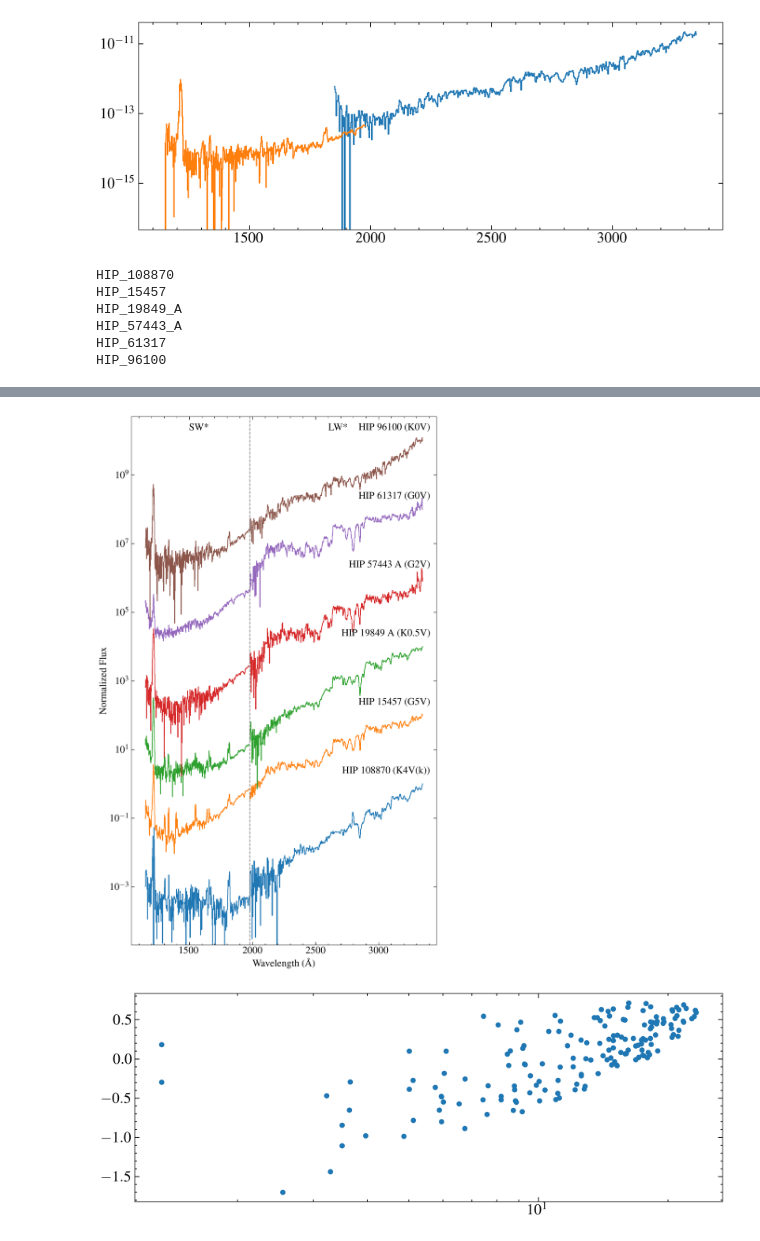
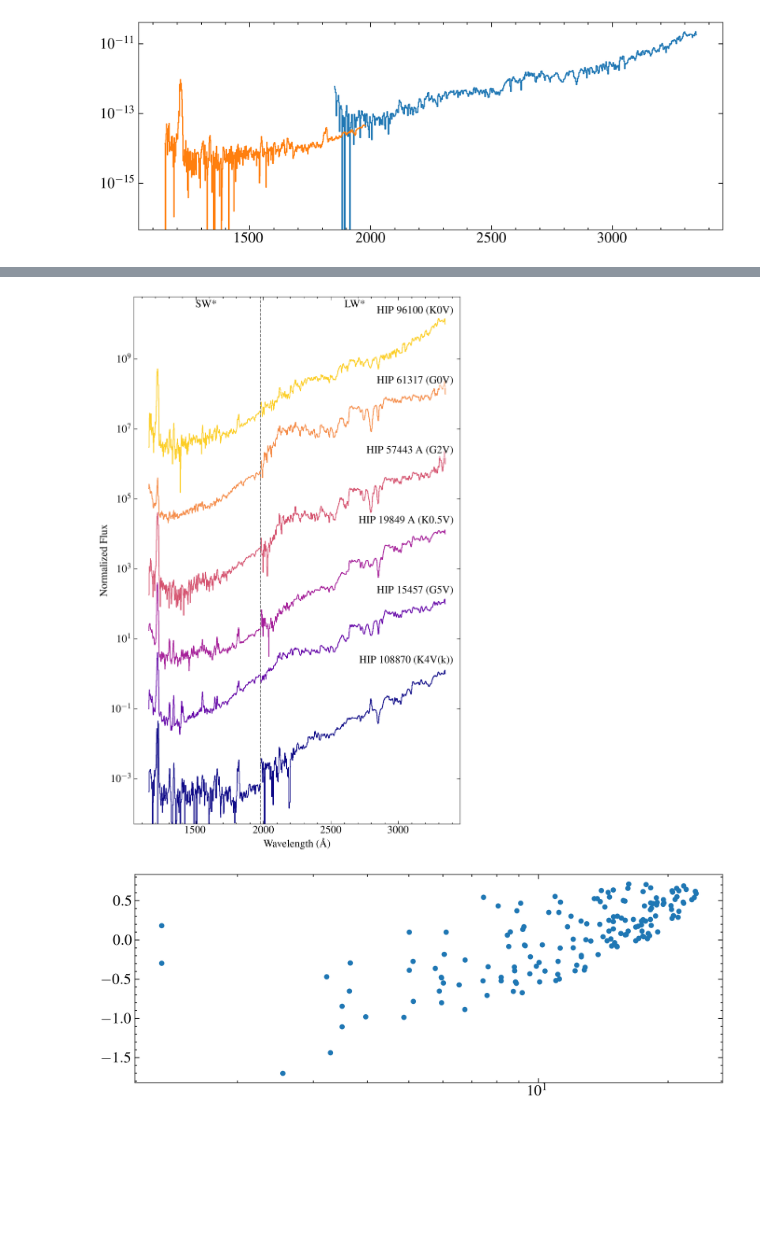
Before and after one commit to davidjwilson/hwo_uvstars, a Jupyter notebook: iue_plot.ipynb, the cells around one changed output, grey strips where cells are left out. Cells and saved outputs as stored; diff of their text form; code cells hidden in the pictures; blank space fills up the shorter version.

```diff
--- a/iue_plot.ipynb
+++ b/iue_plot.ipynb
@@ -179,11 +179,13 @@ HIP_96100
 # %%
 startab = Table.read('hwo_target_list.csv', data_start=2)
 # %%
-fig, ax = plt.subplots(figsize=(10, 16))
+fig, ax = plt.subplots(figsize=(10, 15))
+
+cols = np.linspace(0, 0.9, len(stars))
 
 for i, star in enumerate(stars):
 
-    print(star)
+    # print(star)
     iuespecs = glob.glob('{}{}/*vo.fits'.format(path, star))
 
 
@@ -229,12 +231,16 @@ for i, star in enumerate(stars):
             # ax.step(w,f, where='mid')
 
     smask = (f_sw > 0) #& (w_swp < w_lw[0])
-    lmask = (f_lw > 0) & (w_lw > w_sw[-1])
+    lmask = (f_lw > 0) & (w_lw >= w_sw[-1])
+
+    f_sw = convolve(f_sw,Box1DKernel(2))
+    f_lw = convolve(f_lw,Box1DKernel(2))
+    # e = convolve(e,Box1DKernel(smooth))/(smooth**0.5)
 
     norm = 1/f_lw[-1]
 
-    ax.step(w_lw[lmask], (f_lw[lmask]*norm)*100**i, where='mid', c='C{}'.format(i))
-    ax.step(w_sw[smask], (f_sw[smask]*norm)*100**i, where='mid', c='C{}'.format(i))
+    ax.step(w_lw[lmask], (f_lw[lmask]*norm)*100**i, where='mid', c=plt.cm.plasma(cols[i]))
+    ax.step(w_sw[smask], (f_sw[smask]*norm)*100**i, where='mid', c=plt.cm.plasma(cols[i]))
 
     if star[-1] == 'A':
         tabname = star[0:-2]+'_'
@@ -243,17 +249,18 @@ for i, star in enumerate(stars):
     row = np.where(startab['HIP#'] == tabname)[0][0]
     spt = startab['SpT'][row]
 
-    ax.annotate(star.replace('_', ' ')+' ('+spt+')', (0.98, (100**i)*2), xycoords=('axes fraction', 'data'), ha='right')
+    ax.annotate(star.replace('_', ' ')+' ('+spt+')', (0.98, (100**i)*2), xycoords=('axes fraction', 'data'),
+                ha='right', bbox=dict(fc='w', ec='w', alpha=0.5))
 
 ax.set_yscale('log')
 ax.axvline(w_sw[-1], ls='--', c='0.5' )
-ax.annotate(r'SW*', (1500, 2e10))
-ax.annotate(r'LW*', (2600, 2e10))
+ax.annotate(r'SW*', (1500, 3e10))
+ax.annotate(r'LW*', (2600, 3e10))
     # ax.set_xscale('log')
     # ax.set_ylim(1e-15)
 ax.set_xlabel('Wavelength (\AA)')
 ax.set_ylabel('Normalized Flux')
-ax.set_ylim(2e-5 , 5e10)
+ax.set_ylim(5e-5 , 6e10)
 
 fig.tight_layout()
 
@@ -262,9 +269,3 @@ fig.savefig('plots/iue_best6.pdf')
 
 # plt.show()
 # %% [output]
-HIP_108870
-HIP_15457
-HIP_19849_A
-HIP_57443_A
-HIP_61317
-HIP_96100
@@ -272,4 +272,4 @@ WARNING: non-ASCII characters are present in the FITS file header and have been
-[figure, old version]
+[figure, new version]
 # %%
 dist = startab['DistPc']
 sep = startab['EEIDmas']
```
Also changed, not shown: parts of 5 cells of this notebook, 6 other files.
